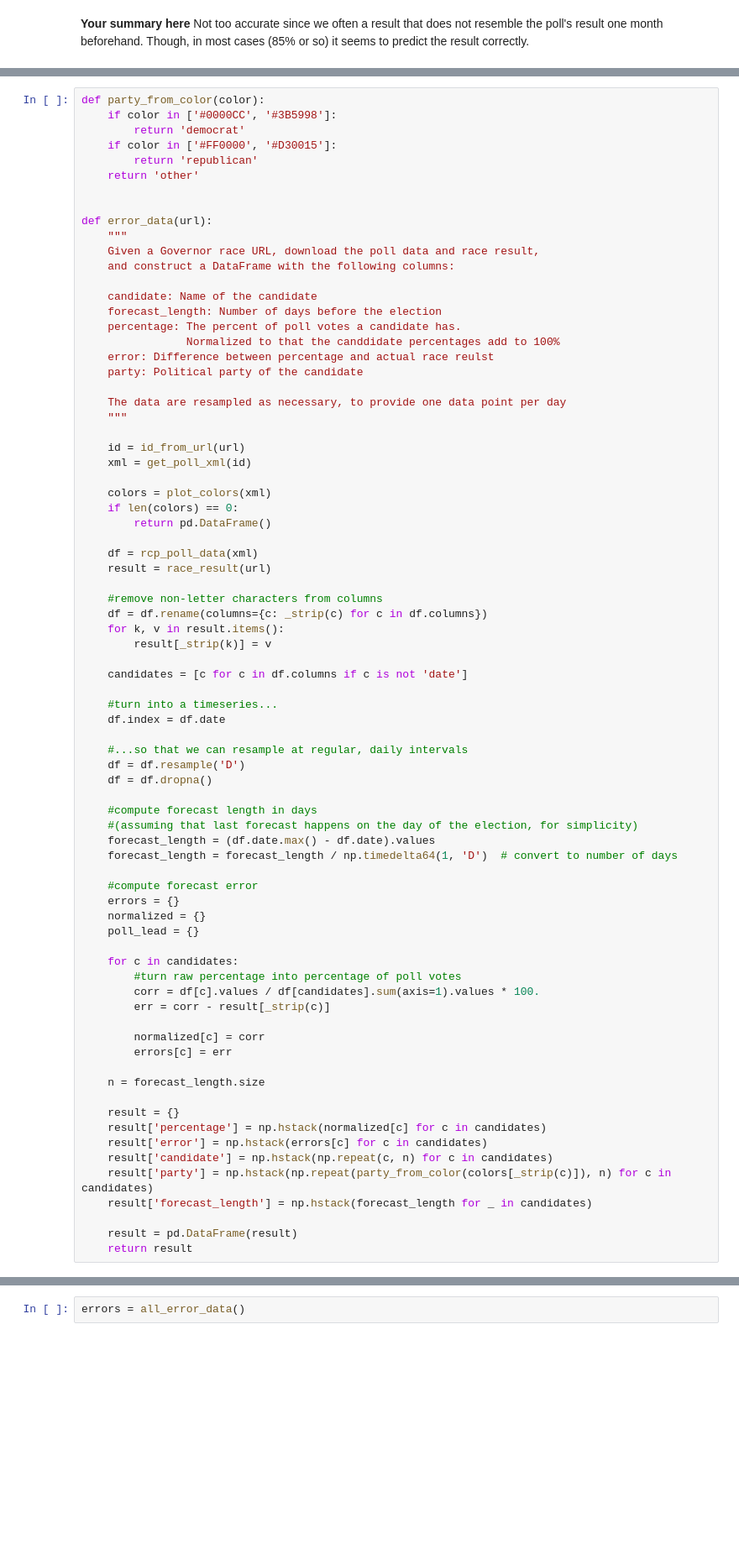
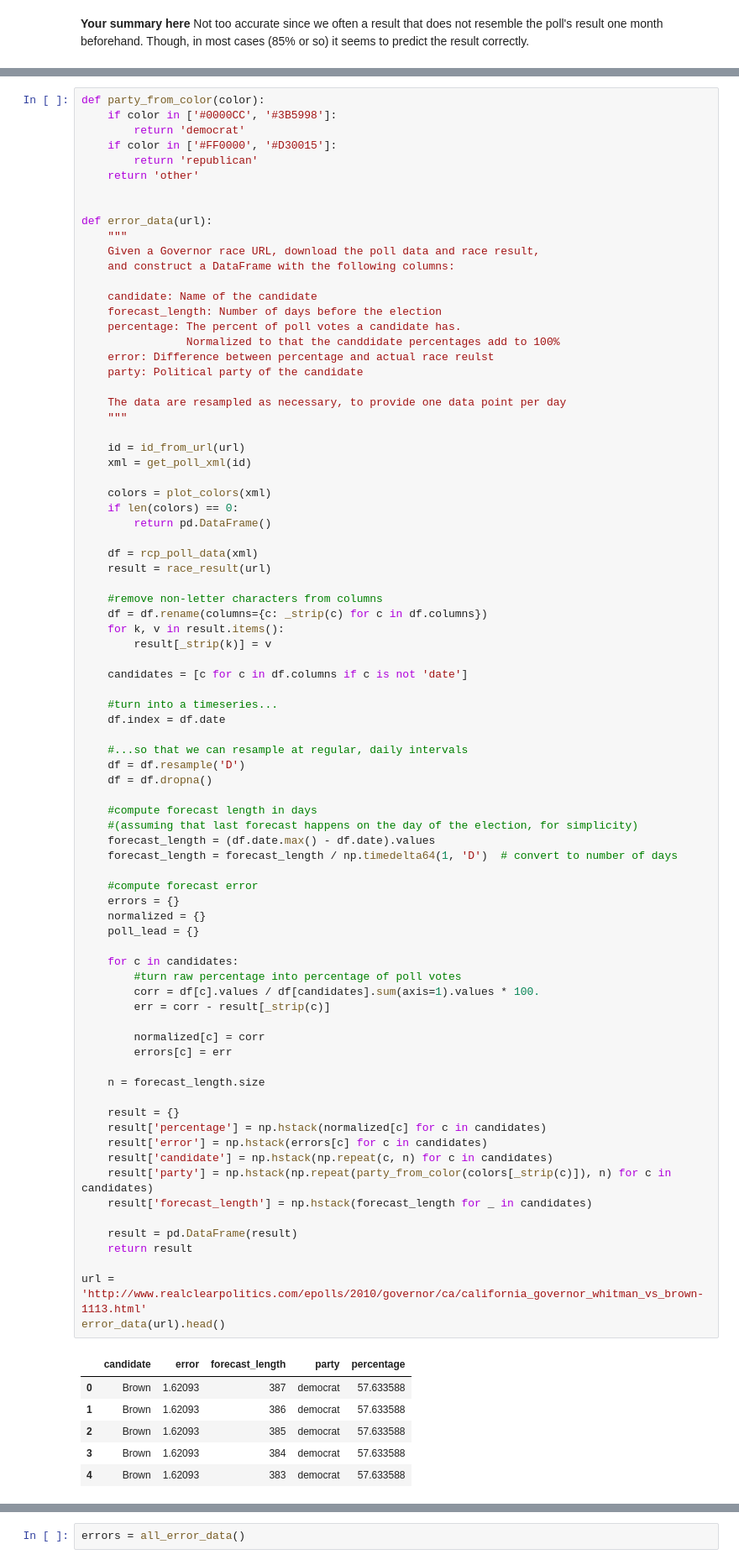
Before and after one commit to imantdaunhawer/content_2013, a Jupyter notebook: HW1.ipynb, the cells around one changed output, grey strips where cells are left out. Shown at 84% size. Cells and saved outputs as stored; diff of their text form; blank space fills up the shorter version.

```diff
--- a/HW1.ipynb
+++ b/HW1.ipynb
@@ -611,33 +622,43 @@ def error_data(url):
 
     #compute forecast length in days
     #(assuming that last forecast happens on the day of the election, for simplicity)
     forecast_length = (df.date.max() - df.date).values
     forecast_length = forecast_length / np.timedelta64(1, 'D')  # convert to number of days
 
     #compute forecast error
     errors = {}
     normalized = {}
     poll_lead = {}
 
     for c in candidates:
         #turn raw percentage into percentage of poll votes
         corr = df[c].values / df[candidates].sum(axis=1).values * 100.
         err = corr - result[_strip(c)]
 
         normalized[c] = corr
         errors[c] = err
 
     n = forecast_length.size
 
     result = {}
     result['percentage'] = np.hstack(normalized[c] for c in candidates)
     result['error'] = np.hstack(errors[c] for c in candidates)
     result['candidate'] = np.hstack(np.repeat(c, n) for c in candidates)
     result['party'] = np.hstack(np.repeat(party_from_color(colors[_strip(c)]), n) for c in candidates)
     result['forecast_length'] = np.hstack(forecast_length for _ in candidates)
 
     result = pd.DataFrame(result)
     return result
+
+url = 'http://www.realclearpolitics.com/epolls/2010/governor/ca/california_governor_whitman_vs_brown-1113.html'
+error_data(url).head()
+# %% [output]
+|  | candidate | error | forecast_length | party | percentage |
+| 0 | Brown | 1.62093 | 387 | democrat | 57.633588 |
+| 1 | Brown | 1.62093 | 386 | democrat | 57.633588 |
+| 2 | Brown | 1.62093 | 385 | democrat | 57.633588 |
+| 3 | Brown | 1.62093 | 384 | democrat | 57.633588 |
+| 4 | Brown | 1.62093 | 383 | democrat | 57.633588 |
 # %%
 """
 function
```
Also changed, not shown: parts of 5 cells of this notebook, 1 other file.
